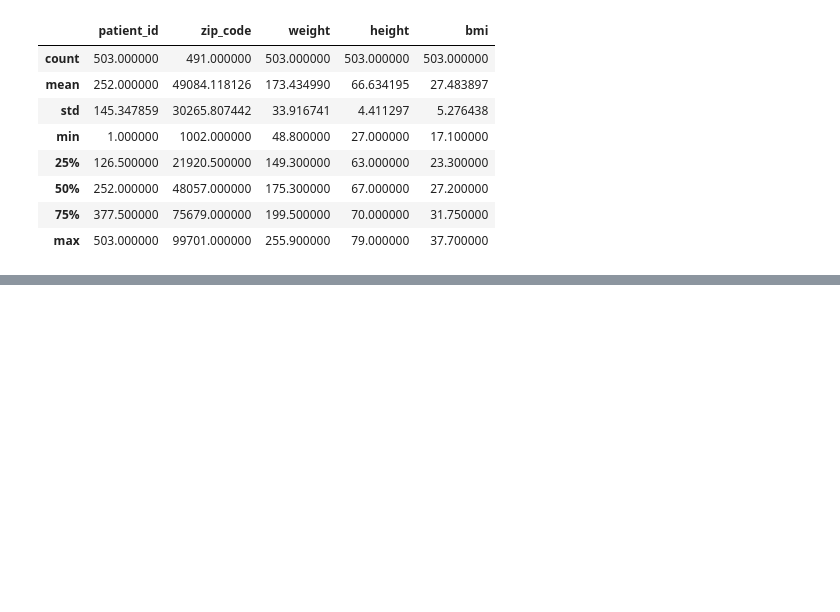
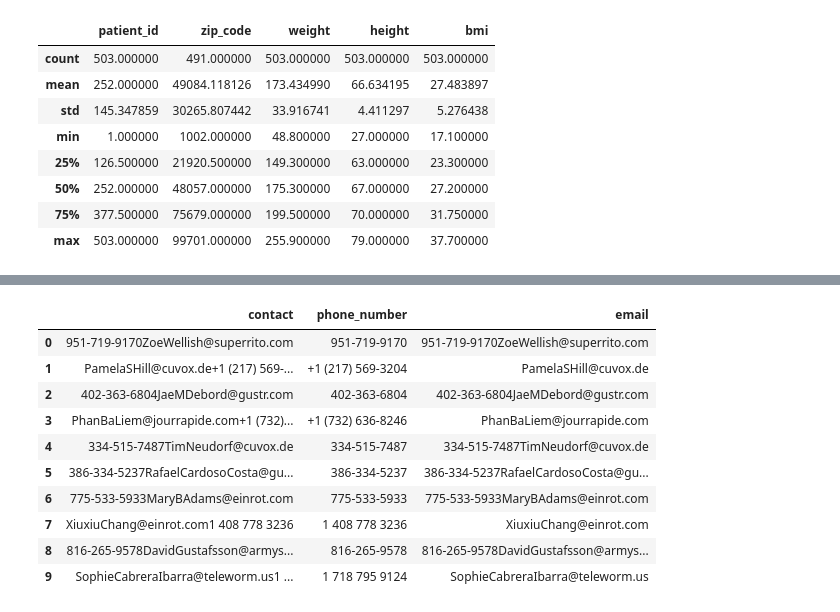
Before and after one commit to ronit2802/Pandas, a Jupyter notebook: CampusX_Data_Cleaning.ipynb, the cells around one changed output, grey strips where cells are left out. Cells and saved outputs as stored; diff of their text form; code cells hidden in the pictures; blank space fills up the shorter version.

```diff
--- a/CampusX_Data_Cleaning.ipynb
+++ b/CampusX_Data_Cleaning.ipynb
@@ -206,0 +275,31 @@ patients.describe()
+# %%
+import pandas as pd
+
+# Extract the email address
+patients_df["email"] = patients_df["contact"].str.extract(
+    r'([A-Za-z0-9._%+-]+@[A-Za-z0-9.-]+\.[A-Za-z]{2,})'
+)
+
+# Extract the phone number
+patients_df["phone_number"] = patients_df["contact"].str.extract(
+    r'(\+?\d[\d\s().-]{7,}\d)'
+)
+
+# Clean extra spaces
+patients_df["email"] = patients_df["email"].str.strip()
+patients_df["phone_number"] = patients_df["phone_number"].str.strip()
+
+# Check the results
+patients_df[["contact", "phone_number", "email"]].head(10)
+# %% [output]
+|  | contact | phone_number | email |
+| 0 | 951-719-9170ZoeWellish@superrito.com | 951-719-9170 | 951-719-9170ZoeWellish@superrito.com |
+| 1 | PamelaSHill@cuvox.de+1 (217) 569-... | +1 (217) 569-3204 | PamelaSHill@cuvox.de |
+| 2 | 402-363-6804JaeMDebord@gustr.com | 402-363-6804 | 402-363-6804JaeMDebord@gustr.com |
+| 3 | PhanBaLiem@jourrapide.com+1 (732)... | +1 (732) 636-8246 | PhanBaLiem@jourrapide.com |
+| 4 | 334-515-7487TimNeudorf@cuvox.de | 334-515-7487 | 334-515-7487TimNeudorf@cuvox.de |
+| 5 | 386-334-5237RafaelCardosoCosta@gu... | 386-334-5237 | 386-334-5237RafaelCardosoCosta@gu... |
+| 6 | 775-533-5933MaryBAdams@einrot.com | 775-533-5933 | 775-533-5933MaryBAdams@einrot.com |
+| 7 | XiuxiuChang@einrot.com1 408 778 3236 | 1 408 778 3236 | XiuxiuChang@einrot.com |
+| 8 | 816-265-9578DavidGustafsson@armys... | 816-265-9578 | 816-265-9578DavidGustafsson@armys... |
+| 9 | SophieCabreraIbarra@teleworm.us1 ... | 1 718 795 9124 | SophieCabreraIbarra@teleworm.us |
```
Also changed, not shown: parts of 8 cells of this notebook, 2 other files.
